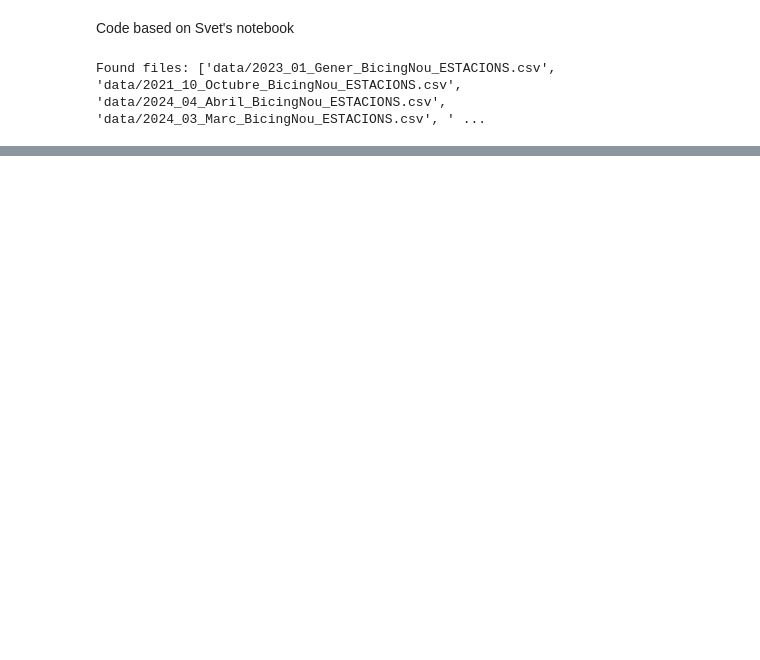
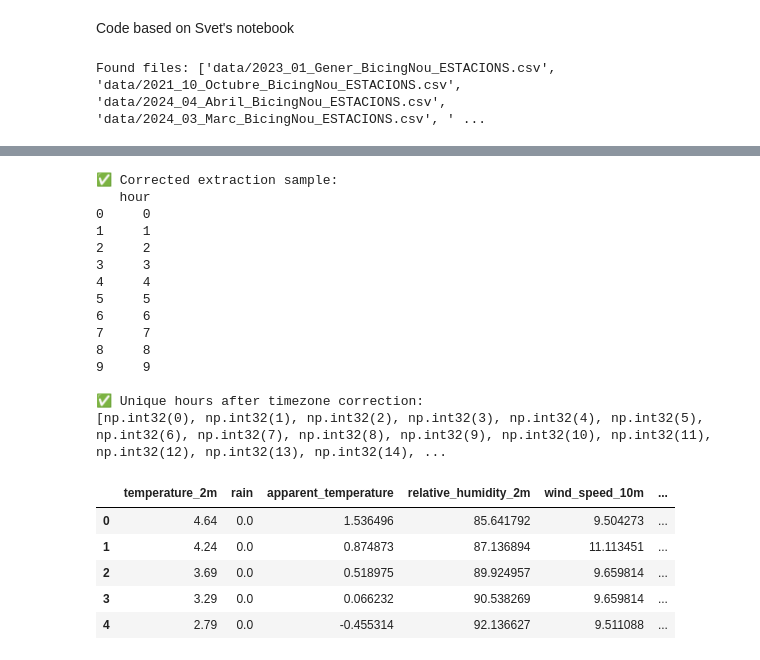
Before and after one commit to LEBsci/Capstone, a Jupyter notebook: Full_svet_treatment.ipynb, the cells around one changed output, grey strips where cells are left out. Drawn from its saved outputs; the diff is of its cells as text; code cells hidden in the pictures; blank space fills up the shorter version.

```diff
--- a/Full_svet_treatment.ipynb
+++ b/Full_svet_treatment.ipynb
@@ -423,0 +338,58 @@ dtype: object
+# %%
+# Correctly generate the datetime range explicitly from hourly.Time()
+hourly_dataframe["date"] = pd.date_range(
+    start=pd.to_datetime(hourly.Time(), unit="s", utc=True),
+    periods=len(hourly_temperature_2m),
+    freq=pd.Timedelta(seconds=hourly.Interval())
+).tz_convert("Europe/Berlin")
+
+# Add weather variables to the dataframe
+hourly_dataframe["temperature_2m"] = hourly_temperature_2m
+hourly_dataframe["rain"] = hourly_rain
+hourly_dataframe["apparent_temperature"] = hourly_apparent_temperature
+hourly_dataframe["relative_humidity_2m"] = hourly_relative_humidity_2m
+hourly_dataframe["wind_speed_10m"] = hourly_wind_speed_10m
+hourly_dataframe["sunshine_duration"] = hourly_sunshine_duration
+
+# Extract new date and hour columns explicitly
+hourly_dataframe["year"] = hourly_dataframe["date"].dt.year.astype('int32')
+hourly_dataframe["month"] = hourly_dataframe["date"].dt.month.astype('int32')
+hourly_dataframe["day"] = hourly_dataframe["date"].dt.day.astype('int32')
+hourly_dataframe["hour"] = hourly_dataframe["date"].dt.hour.astype('int32')
+# Drop the date column
+hourly_dataframe.drop(columns=['date'], inplace=True)
+# Drop duplicates
+hourly_dataframe.drop_duplicates(inplace=True)
+
+# Verify corrected extraction
+print("✅ Corrected extraction sample:")
+print(hourly_dataframe[['hour']].head(10))
+
+# Clearly confirm hours
+print("\n✅ Unique hours after timezone correction:")
+print(sorted(hourly_dataframe['hour'].unique()))
+
+
+display(hourly_dataframe.head(5))
+# %% [output]
+✅ Corrected extraction sample:
+   hour
+0     0
+1     1
+2     2
+3     3
+4     4
+5     5
+6     6
+7     7
+8     8
+9     9
+
+✅ Unique hours after timezone correction:
+[np.int32(0), np.int32(1), np.int32(2), np.int32(3), np.int32(4), np.int32(5), np.int32(6), np.int32(7), np.int32(8), np.int32(9), np.int32(10), np.int32(11), np.int32(12), np.int32(13), np.int32(14), ...
+|  | temperature_2m | rain | apparent_temperature | relative_humidity_2m | wind_speed_10m | ... |
+| 0 | 4.64 | 0.0 | 1.536496 | 85.641792 | 9.504273 | ... |
+| 1 | 4.24 | 0.0 | 0.874873 | 87.136894 | 11.113451 | ... |
+| 2 | 3.69 | 0.0 | 0.518975 | 89.924957 | 9.659814 | ... |
+| 3 | 3.29 | 0.0 | 0.066232 | 90.538269 | 9.659814 | ... |
+| 4 | 2.79 | 0.0 | -0.455314 | 92.136627 | 9.511088 | ... |
```
Also changed, not shown: parts of 15 cells of this notebook, 2 other files.
